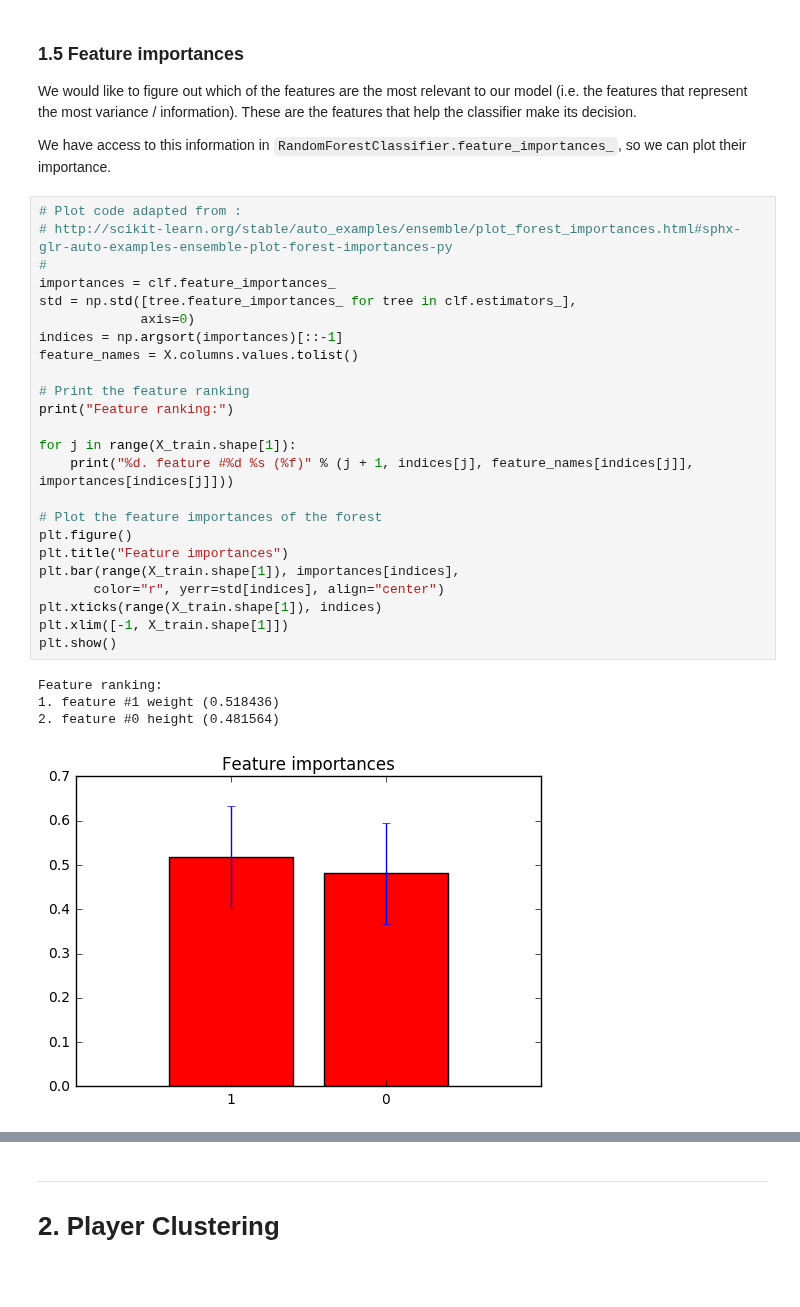
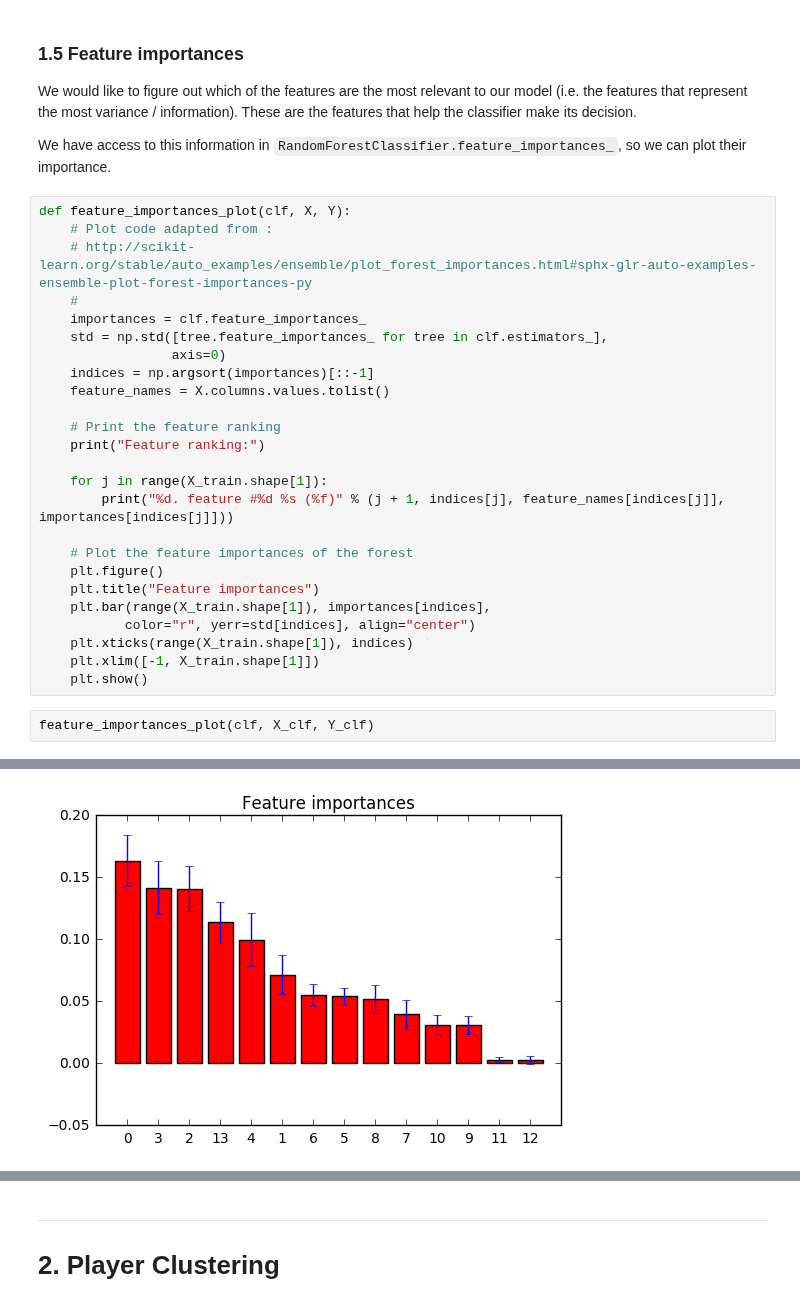
Before and after one commit to romac/ADAHomeworks, a Jupyter notebook: 04 - Applied ML/04 - Applied ML - Dylan.ipynb, the cells around one changed output, grey strips where cells are left out. Saved outputs shown, nothing was run; the diff lists cells and outputs as text; blank space fills up the shorter version.

```diff
--- a/04 - Applied ML/04 - Applied ML - Dylan.ipynb
+++ b/04 - Applied ML/04 - Applied ML - Dylan.ipynb
@@ -433,31 +340,30 @@ We would like to figure out which of the features are the most relevant to our m
 
 We have access to this information in `RandomForestClassifier.feature_importances_`, so we can plot their importance.
 # %%
-# Plot code adapted from :
-# http://scikit-learn.org/stable/auto_examples/ensemble/plot_forest_importances.html#sphx-glr-auto-examples-ensemble-plot-forest-importances-py
-#
-importances = clf.feature_importances_
-std = np.std([tree.feature_importances_ for tree in clf.estimators_],
-             axis=0)
-indices = np.argsort(importances)[::-1]
-feature_names = X.columns.values.tolist()
+def feature_importances_plot(clf, X, Y):
+    # Plot code adapted from :
+    # http://scikit-learn.org/stable/auto_examples/ensemble/plot_forest_importances.html#sphx-glr-auto-examples-ensemble-plot-forest-importances-py
+    #
+    importances = clf.feature_importances_
+    std = np.std([tree.feature_importances_ for tree in clf.estimators_],
+                 axis=0)
+    indices = np.argsort(importances)[::-1]
+    feature_names = X.columns.values.tolist()
 
-# Print the feature ranking
-print("Feature ranking:")
+    # Print the feature ranking
+    print("Feature ranking:")
 
-for j in range(X_train.shape[1]):
-    print("%d. feature #%d %s (%f)" % (j + 1, indices[j], feature_names[indices[j]], importances[indices[j]]))
+    for j in range(X_train.shape[1]):
+        print("%d. feature #%d %s (%f)" % (j + 1, indices[j], feature_names[indices[j]], importances[indices[j]]))
 
-# Plot the feature importances of the forest
-plt.figure()
-plt.title("Feature importances")
-plt.bar(range(X_train.shape[1]), importances[indices],
-       color="r", yerr=std[indices], align="center")
-plt.xticks(range(X_train.shape[1]), indices)
-plt.xlim([-1, X_train.shape[1]])
-plt.show()
+    # Plot the feature importances of the forest
+    plt.figure()
+    plt.title("Feature importances")
+    plt.bar(range(X_train.shape[1]), importances[indices],
+           color="r", yerr=std[indices], align="center")
+    plt.xticks(range(X_train.shape[1]), indices)
+    plt.xlim([-1, X_train.shape[1]])
+    plt.show()
-# %% [output]
-Feature ranking:
-1. feature #1 weight (0.518436)
-2. feature #0 height (0.481564)
-[figure, removed]
+# %%
+feature_importances_plot(clf, X_clf, Y_clf)
+# %% [output]
@@ -463,0 +385 @@ Feature ranking:
+[figure, added]
```
Also changed, not shown: parts of 58 cells of this notebook.
